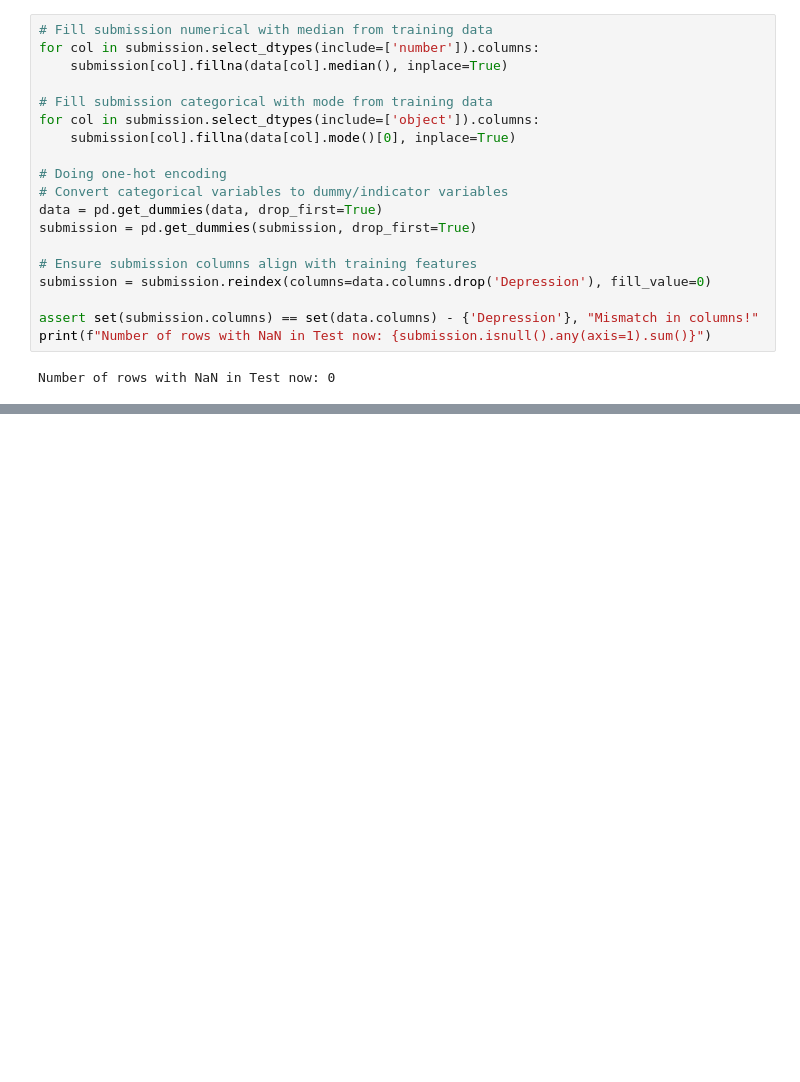
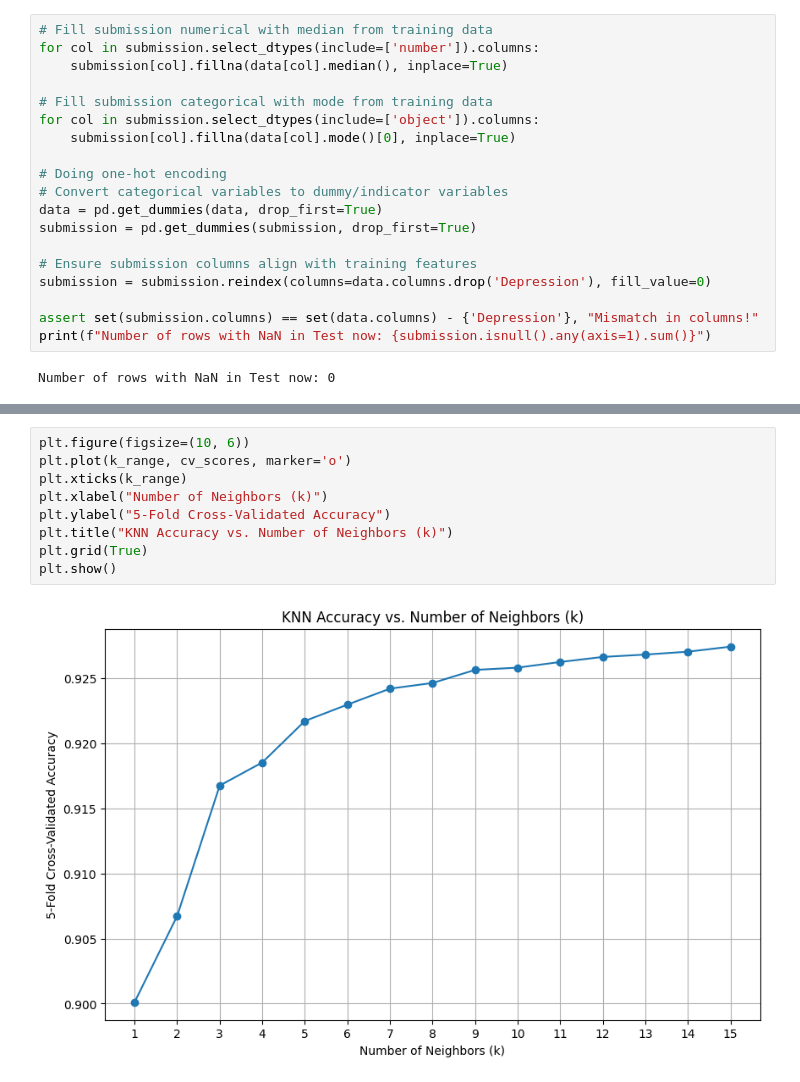
Before and after one commit to ashzhe7/BIOS635_Final, a Jupyter notebook: BIOS635_Final_Code.ipynb, the cells around one changed output, grey strips where cells are left out. Drawn from its saved outputs; the diff is of its cells as text; blank space fills up the shorter version.

```diff
--- a/BIOS635_Final_Code.ipynb
+++ b/BIOS635_Final_Code.ipynb
@@ -107,0 +313,11 @@ Number of rows with NaN in Test now: 0
+# %%
+plt.figure(figsize=(10, 6))
+plt.plot(k_range, cv_scores, marker='o')
+plt.xticks(k_range)
+plt.xlabel("Number of Neighbors (k)")
+plt.ylabel("5-Fold Cross-Validated Accuracy")
+plt.title("KNN Accuracy vs. Number of Neighbors (k)")
+plt.grid(True)
+plt.show()
+# %% [output]
+[figure, added]
```
Also changed, not shown: parts of 10 cells of this notebook.
